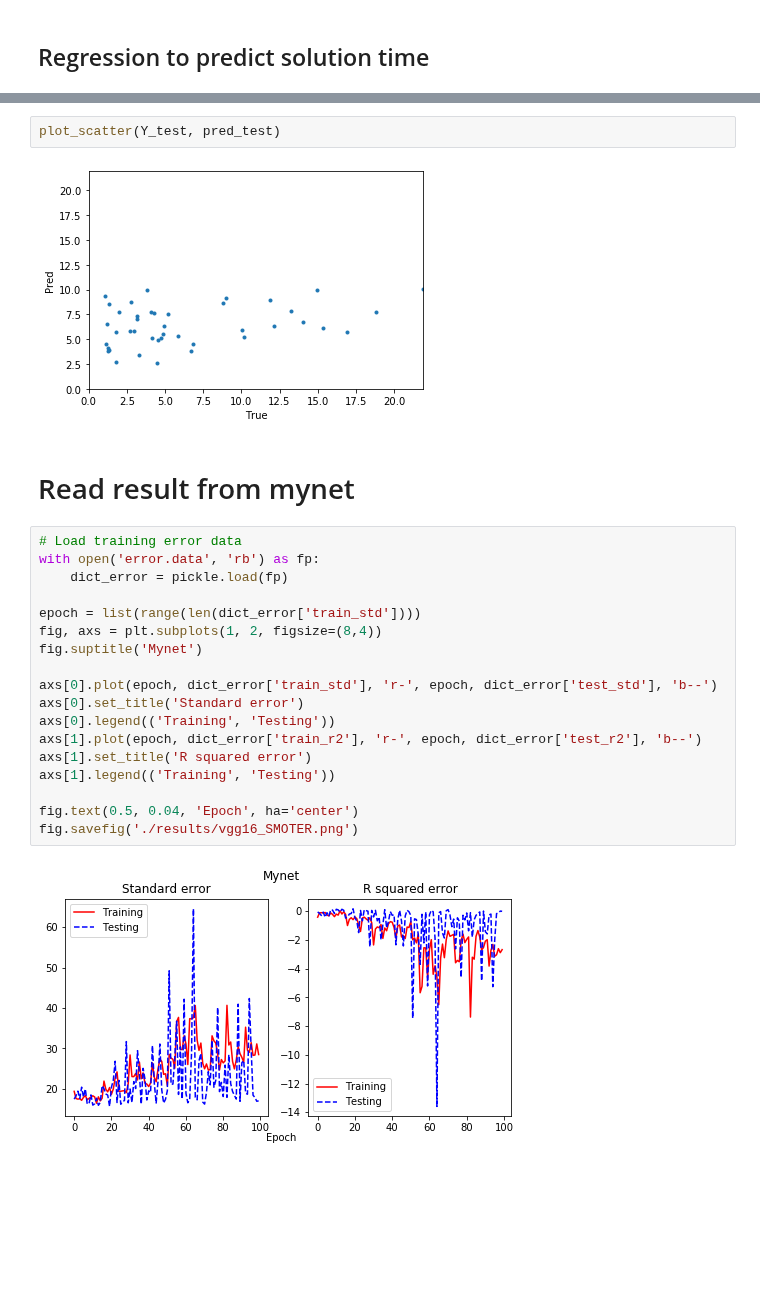
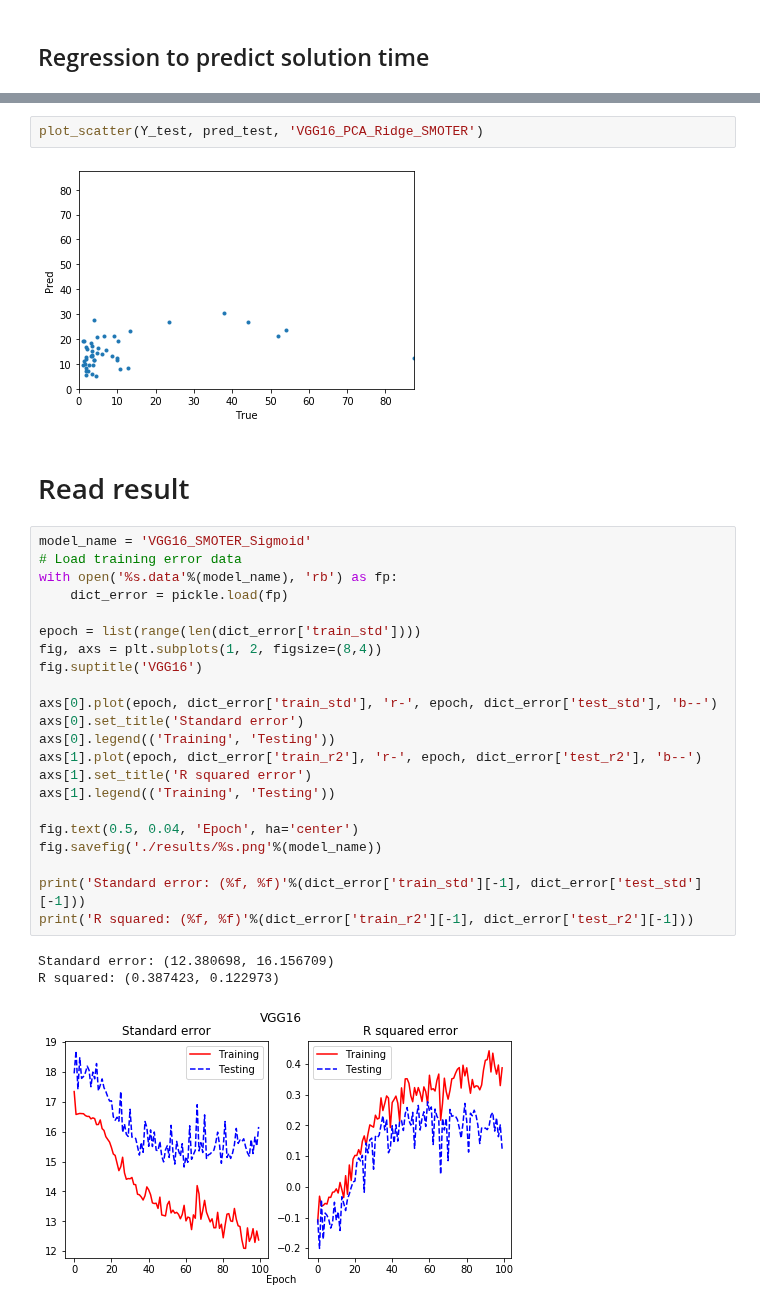
Before and after one commit to hundredball/Math24, a Jupyter notebook: Ginny_ERSP/VGG16_regression.ipynb, the cells around one changed output, grey strips where cells are left out. Cells and saved outputs as stored; diff of their text form; blank space fills up the shorter version.

```diff
--- a/Ginny_ERSP/VGG16_regression.ipynb
+++ b/Ginny_ERSP/VGG16_regression.ipynb
@@ -205,26 +202,32 @@ Standard error: 5.052654
 # %%
-plot_scatter(Y_test, pred_test)
+plot_scatter(Y_test, pred_test, 'VGG16_PCA_Ridge_SMOTER')
 # %% [output]
-[figure, old version]
+[figure, new version]
 # %% [markdown]
-# Read result from mynet
+# Read result
 # %%
+model_name = 'VGG16_SMOTER_Sigmoid'
 # Load training error data
-with open('error.data', 'rb') as fp:
+with open('%s.data'%(model_name), 'rb') as fp:
     dict_error = pickle.load(fp)
 
 epoch = list(range(len(dict_error['train_std'])))
 fig, axs = plt.subplots(1, 2, figsize=(8,4))
-fig.suptitle('Mynet')
+fig.suptitle('VGG16')
 
 axs[0].plot(epoch, dict_error['train_std'], 'r-', epoch, dict_error['test_std'], 'b--')
 axs[0].set_title('Standard error')
 axs[0].legend(('Training', 'Testing'))
 axs[1].plot(epoch, dict_error['train_r2'], 'r-', epoch, dict_error['test_r2'], 'b--')
 axs[1].set_title('R squared error')
 axs[1].legend(('Training', 'Testing'))
 
 fig.text(0.5, 0.04, 'Epoch', ha='center')
-fig.savefig('./results/vgg16_SMOTER.png')
+fig.savefig('./results/%s.png'%(model_name))
+
+print('Standard error: (%f, %f)'%(dict_error['train_std'][-1], dict_error['test_std'][-1]))
+print('R squared: (%f, %f)'%(dict_error['train_r2'][-1], dict_error['test_r2'][-1]))
 # %% [output]
+Standard error: (12.380698, 16.156709)
+R squared: (0.387423, 0.122973)
-[figure, old version]
+[figure, new version]
```
Also changed, not shown: parts of 14 cells of this notebook, 4 other files.
